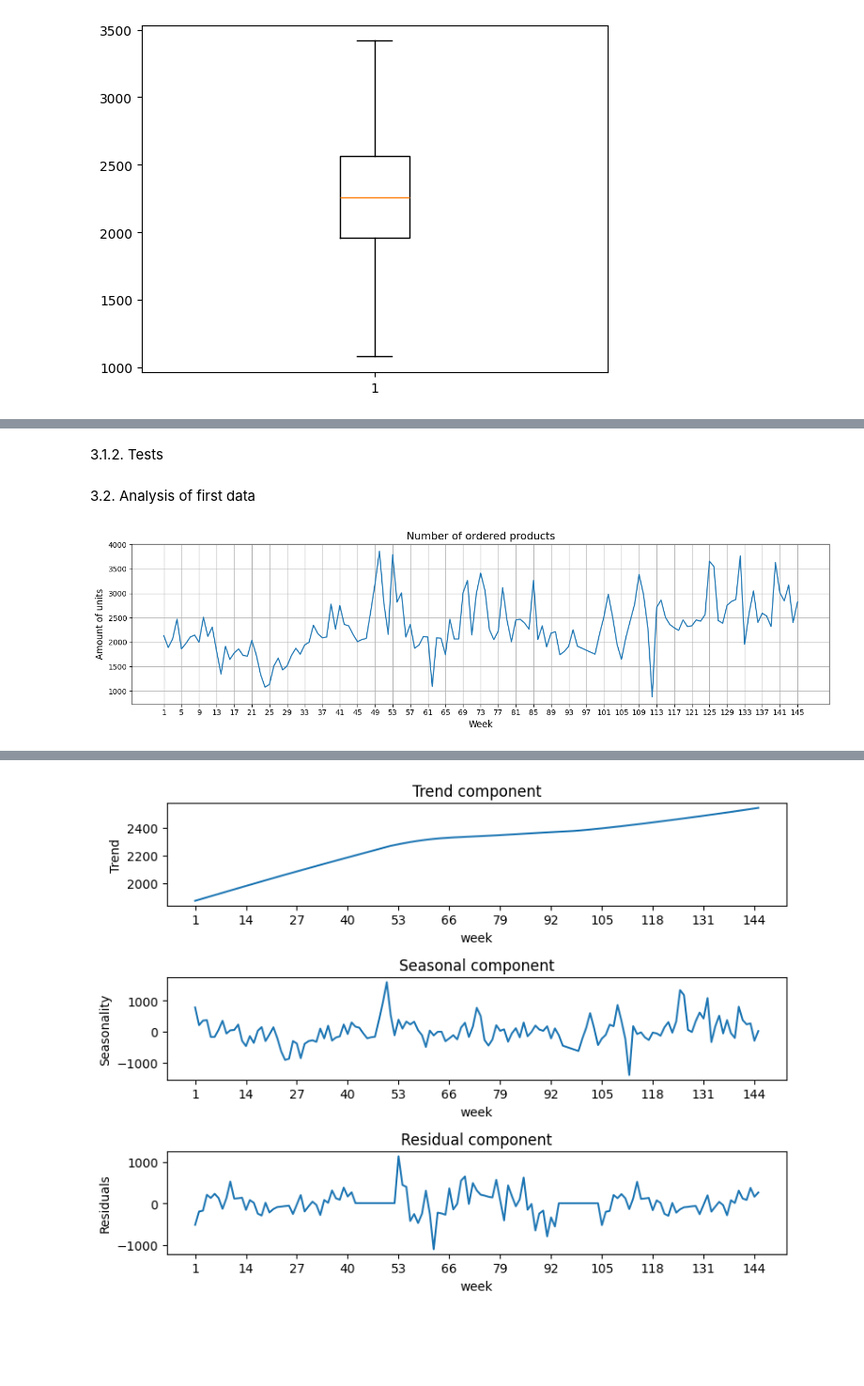
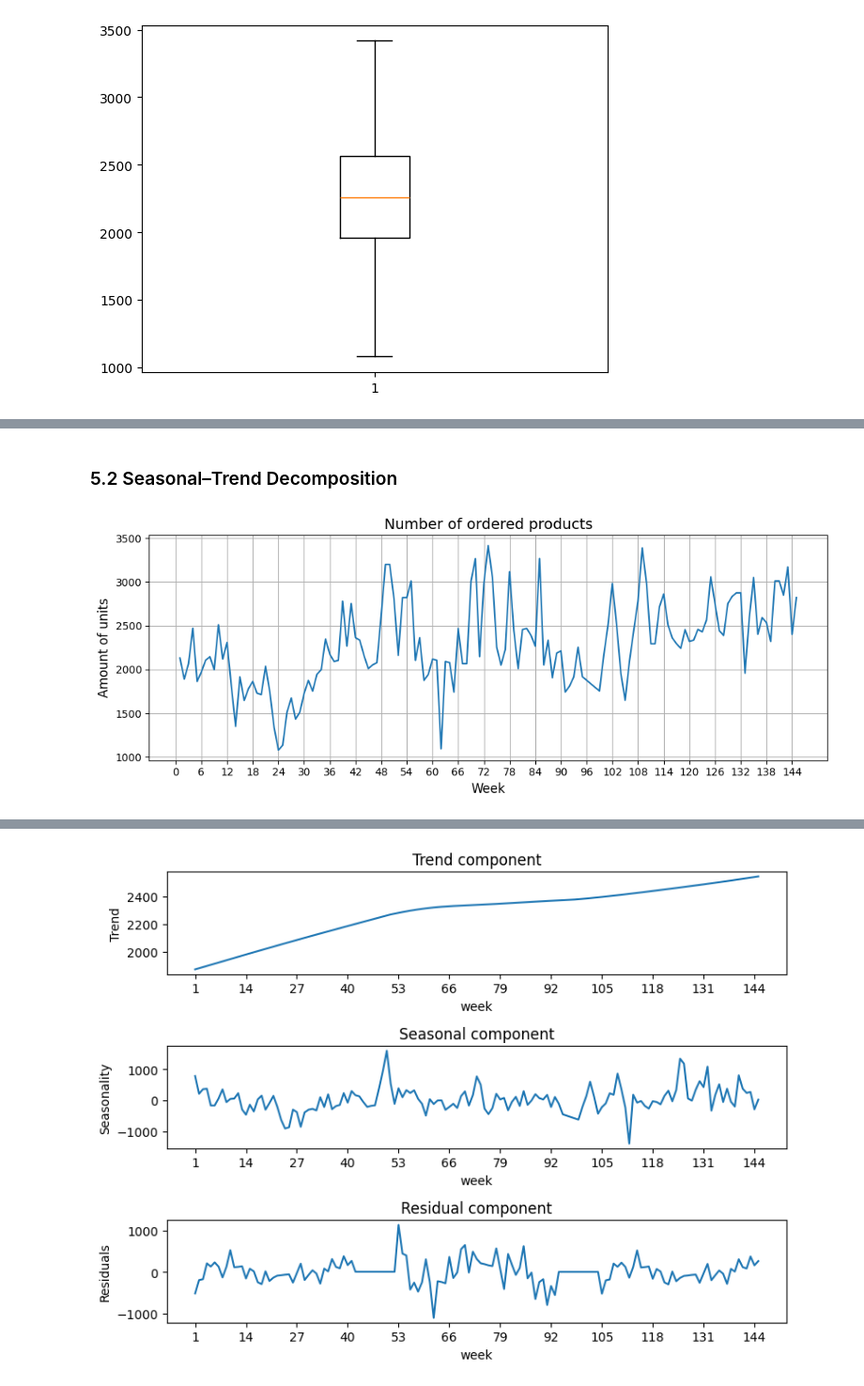
Before and after one commit to AwanRaskall/ml-demand-driven-order-planning, a Jupyter notebook: product_demand_prediction.ipynb, the cells around one changed output, grey strips where cells are left out. Shown at 94% size. Cells and saved outputs as stored; diff of their text form; code cells hidden in the pictures; blank space fills up the shorter version.

Commit message:
Add Trend analysis

```diff
--- a/product_demand_prediction.ipynb
+++ b/product_demand_prediction.ipynb
@@ -363,5 +366,5 @@ plt.show()
 # %%
-df_work = pd.DataFrame({'week': df_orders.week,'num_units': df_orders.num_units})
+df_work = pd.DataFrame({'week': df_orders.week,'num_units': df_orders.num_units.astype(int)})
 df_work.set_index('week', inplace=True)
 df_work
 # %% [output]
@@ -388,6 +389,6 @@ Creating functions for those actions that will be repeated several times
 # %%
-# Plotting graphs with one or two data series
-def plot_graph(*ys, title = None, figsize = (10, 4), xticks = range(0, 100, 4), labels = None):
+# Plotting graphs with one or couple of data series
+def plot_graph(*ys, title = None, figsize = (10, 4), xticks = range(0, 146, 6), labels = None, legend = False):
     plt.figure(figsize = figsize)
 
     for i, y in enumerate(ys):
@@ -401,6 +402,8 @@ def plot_graph(*ys, title = None, figsize = (10, 4), xticks = range(0, 100, 4),
 
     plt.xticks(xticks)
 
+    if legend: plt.legend()
+
     plt.grid(True)
     plt.tight_layout()
     plt.show()
@@ -411,8 +414,6 @@ def autoreg(data, lag = 62):
     plot_pacf(data, lags = lag)
     plt.tight_layout()
     plt.show()
-# %% [markdown]
-3.1.2. Tests
 # %%
 # KPSS test
 def test_by_KPSS(data, regression = 'c'):
@@ -433,8 +434,9 @@ def test_by_AdFuller(data, regression = 'c'):
     for key, value in result[4].items():
         print('\t%s: %.3f' % (key, value))
 # %% [markdown]
-3.2. Analysis of first data
+### 5.2 Seasonal–Trend Decomposition
 # %%
-plot_graph(df_work, title = 'Number of ordered products', figsize = (14, 4), xticks = range(min(df_orders.week), max(df_orders.week) + 1, 4))
+# Outputting a graph of the final input data
+plot_graph(df_work, title = 'Number of ordered products')
 # %% [output]
-[figure, old version]
+[figure, new version]
```
Also changed, not shown: parts of 12 cells of this notebook.
